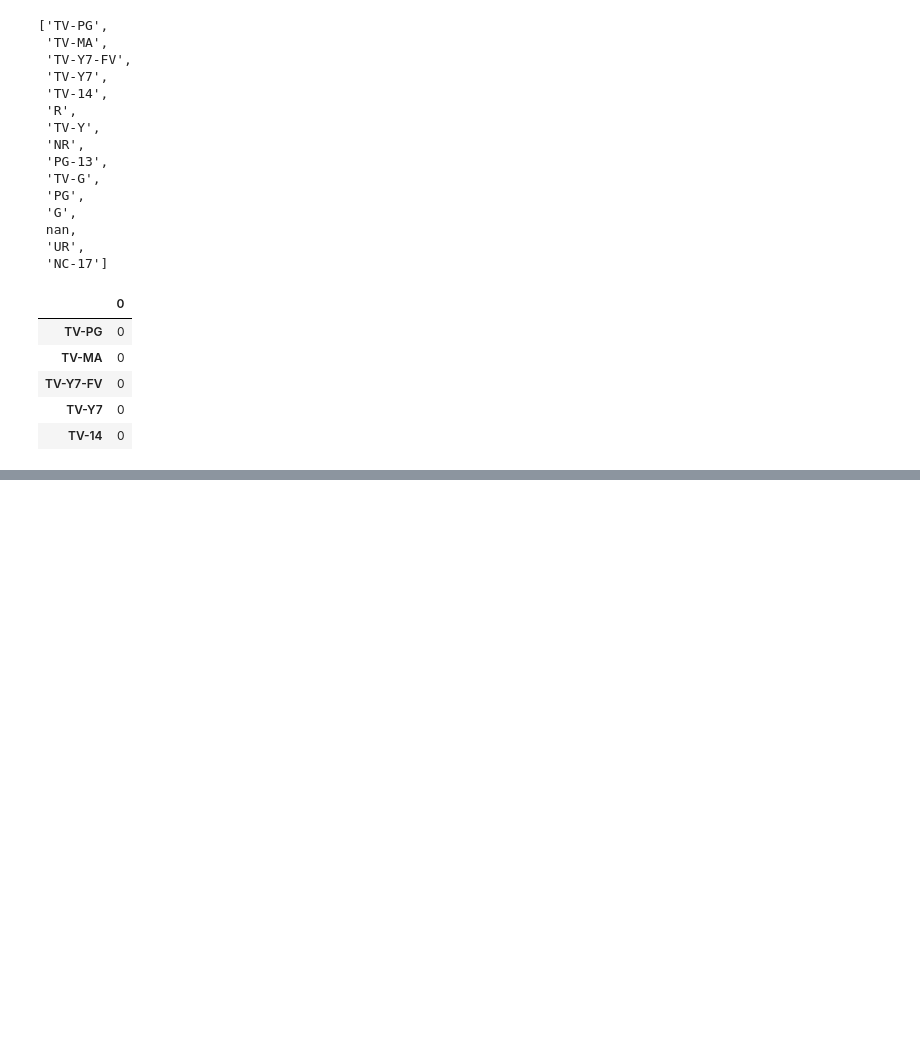
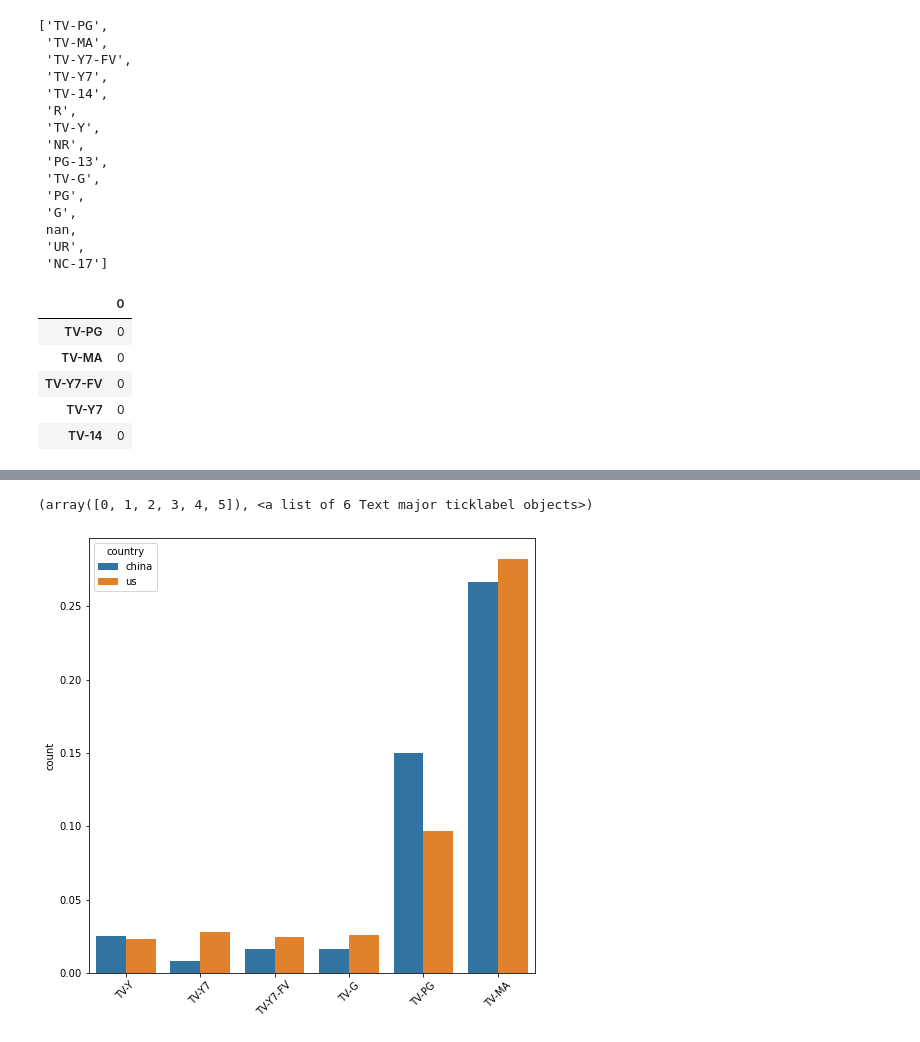
Before and after one commit to willhwh/DS_60Days, a Jupyter notebook: project1_nf.ipynb, the cells around one changed output, grey strips where cells are left out. Drawn from its saved outputs; the diff is of its cells as text; code cells hidden in the pictures; blank space fills up the shorter version.

```diff
--- a/project1_nf.ipynb
+++ b/project1_nf.ipynb
@@ -779,0 +772,18 @@ sns.heatmap(df)
+# %%
+ch_df = ch_df.drop(0,axis=1).rename(columns={2020:'count'})
+us_df = us_df.drop(0,axis=1).rename(columns={2020:'count'})
+# %%
+ch_df = ch_df/ch_df.sum()
+us_df = us_df/us_df.sum()
+# %%
+ch_df['country'] = 'china'
+us_df['country'] = 'us'
+# %%
+df = pd.concat([ch_df,us_df],axis=0).loc[tv]
+# %%
+plt.figure(figsize=(8,8))
+sns.barplot(x = df.index , y =df['count'],hue=df.country)
+plt.xticks(rotation=45)
+# %% [output]
+(array([0, 1, 2, 3, 4, 5]), <a list of 6 Text major ticklabel objects>)
+[figure, added]
```
Also changed, not shown: parts of 32 cells of this notebook.
